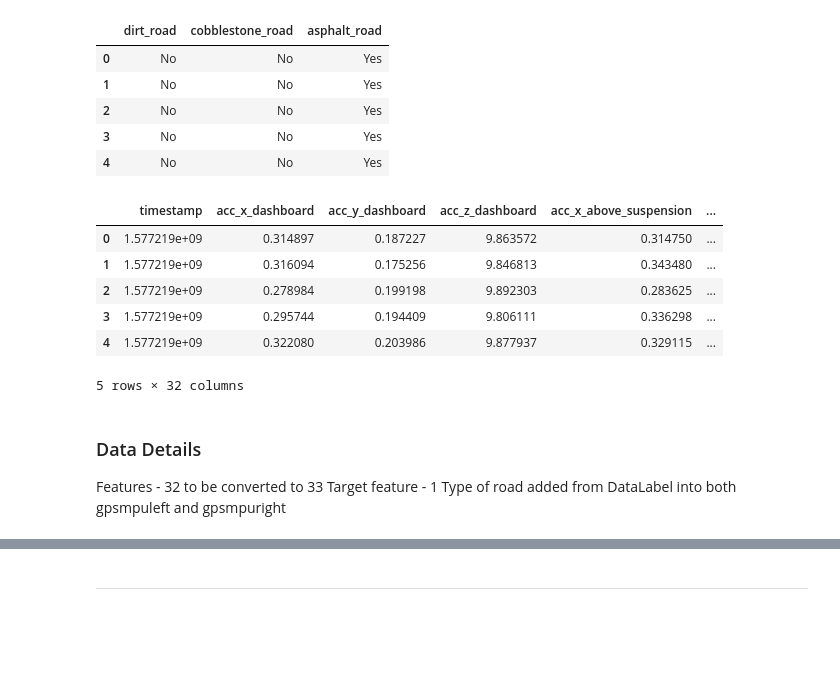
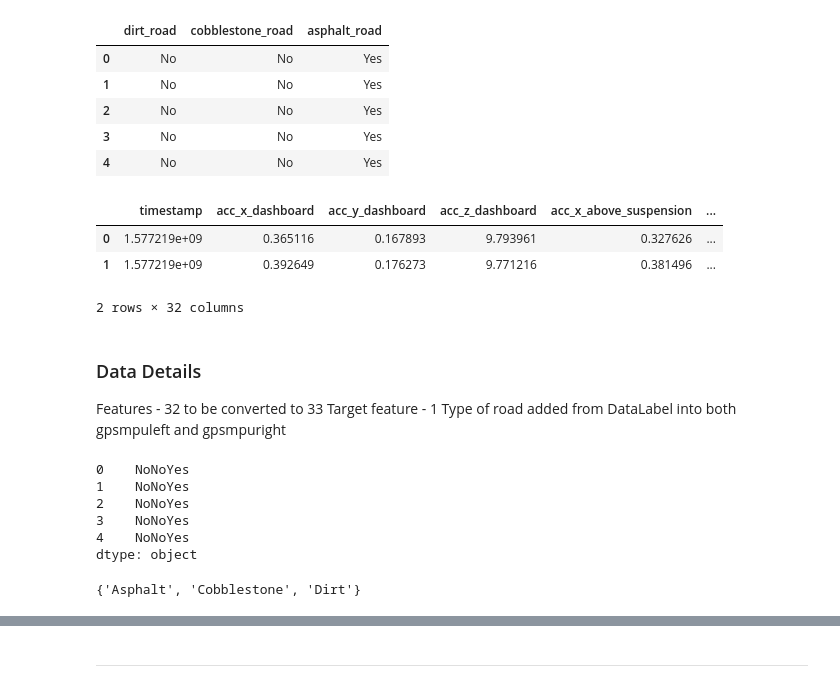
Before and after one commit to VivekM27/Group11_IOT_Analytics_21_23, a Jupyter notebook: Chunks/Vivek Mishra/Regression and Classification.ipynb, the cells around one changed output, grey strips where cells are left out. Cells and saved outputs as stored; diff of their text form; code cells hidden in the pictures; blank space fills up the shorter version.

```diff
--- a/Chunks/Vivek Mishra/Regression and Classification.ipynb
+++ b/Chunks/Vivek Mishra/Regression and Classification.ipynb
@@ -171,16 +151,31 @@ DataLabels.head()
 | 3 | No | No | Yes |
 | 4 | No | No | Yes |
 # %%
-DataGpsMpuLeft.head()
+DataGpsMpuLeft.head(2)
 # %% [output]
 |  | timestamp | acc_x_dashboard | acc_y_dashboard | acc_z_dashboard | acc_x_above_suspension | ... |
-| 0 | 1.577219e+09 | 0.314897 | 0.187227 | 9.863572 | 0.314750 | ... |
-| 1 | 1.577219e+09 | 0.316094 | 0.175256 | 9.846813 | 0.343480 | ... |
-| 2 | 1.577219e+09 | 0.278984 | 0.199198 | 9.892303 | 0.283625 | ... |
-| 3 | 1.577219e+09 | 0.295744 | 0.194409 | 9.806111 | 0.336298 | ... |
-| 4 | 1.577219e+09 | 0.322080 | 0.203986 | 9.877937 | 0.329115 | ... |
+| 0 | 1.577219e+09 | 0.365116 | 0.167893 | 9.793961 | 0.327626 | ... |
+| 1 | 1.577219e+09 | 0.392649 | 0.176273 | 9.771216 | 0.381496 | ... |
-5 rows × 32 columns
+2 rows × 32 columns
 # %% [markdown]
 ### Data Details
 Features - 32 to be converted to 33
 Target feature - 1 Type of road added from DataLabel into both gpsmpuleft and gpsmpuright
+# %%
+RoadType = DataLabels.dirt_road + DataLabels.cobblestone_road + DataLabels.asphalt_road
+RoadType[:5]
+# %% [output]
+0    NoNoYes
+1    NoNoYes
+2    NoNoYes
+3    NoNoYes
+4    NoNoYes
+dtype: object
+# %%
+for i in range(len(RoadType)):
+    if RoadType[i] == "NoNoYes": RoadType[i] = "Asphalt"
+    elif RoadType[i] == "NoYesNo": RoadType[i] = "Cobblestone"
+    if RoadType[i] == "YesNoNo": RoadType[i] = "Dirt"
+set(RoadType)
+# %% [output]
+{'Asphalt', 'Cobblestone', 'Dirt'}
```
Also changed, not shown: parts of 3 cells of this notebook, 21 other files.
